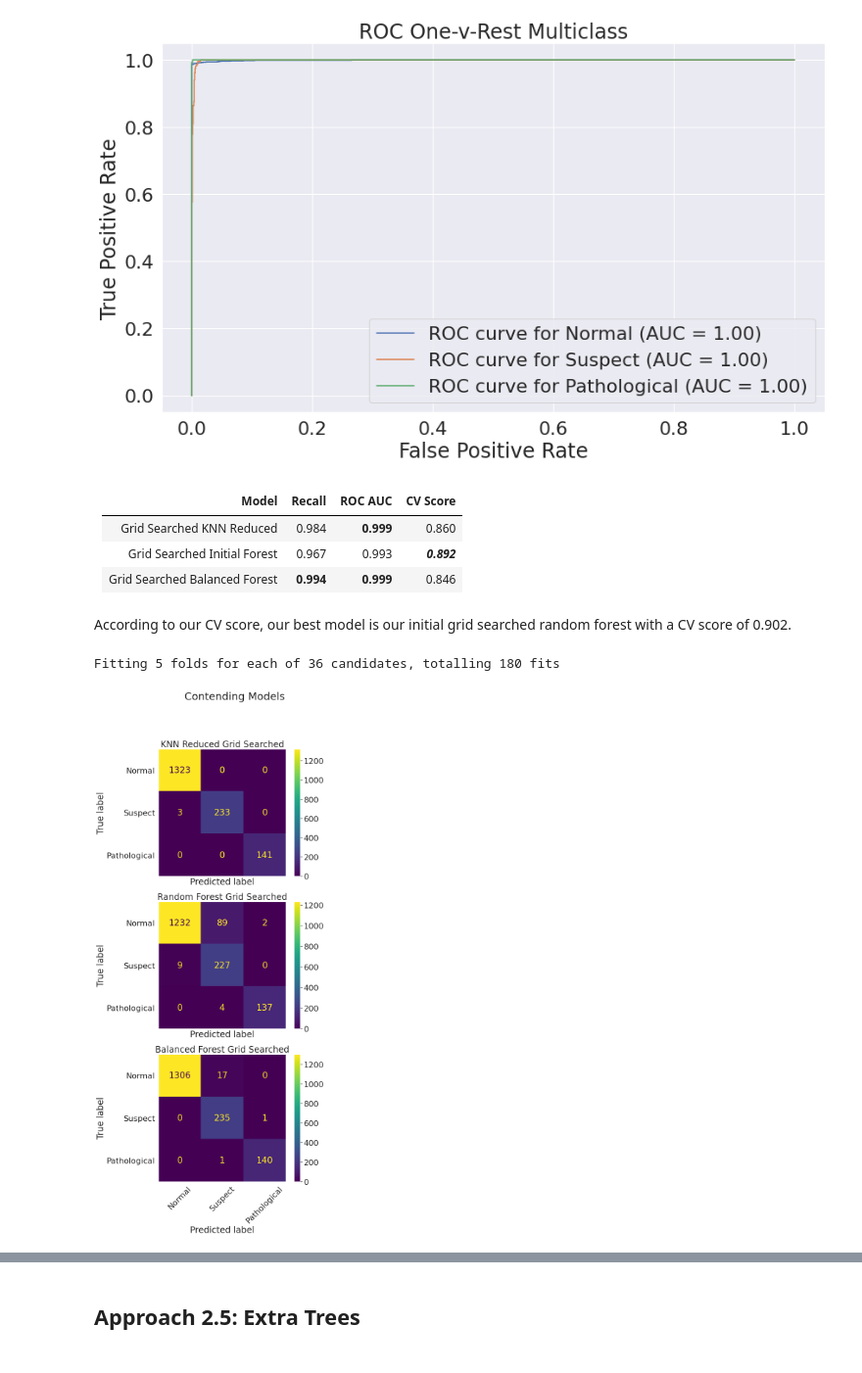
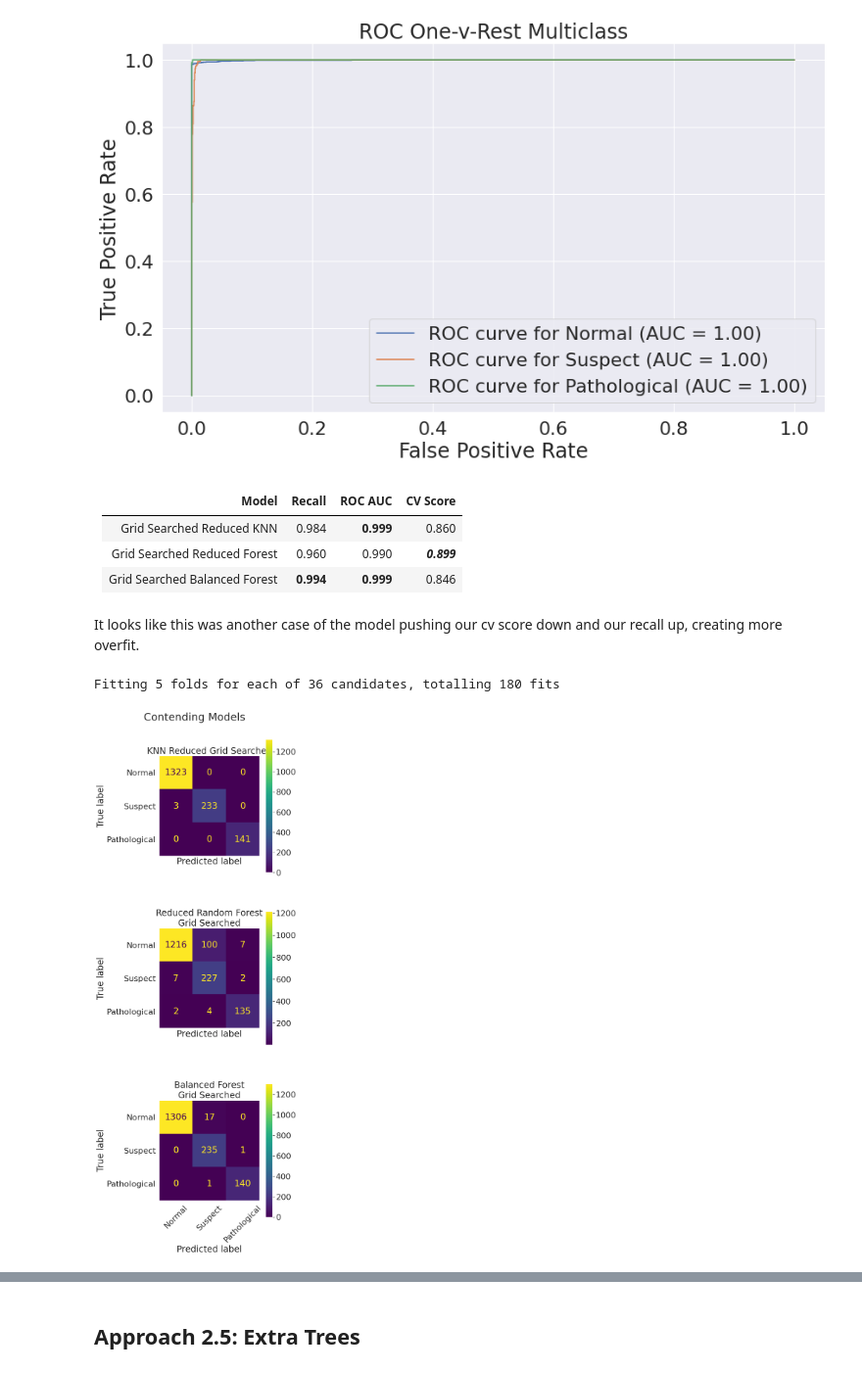
Before and after one commit to ParkedHampster/Fetal-Health-Classification-Prediction, a Jupyter notebook: fetal-health-research.ipynb, the cells around one changed output, grey strips where cells are left out. Shown at 98% size. Cells and saved outputs as stored; diff of their text form; code cells hidden in the pictures.

```diff
--- a/fetal-health-research.ipynb
+++ b/fetal-health-research.ipynb
@@ -1075,54 +1159,57 @@ Cross Val Score:    0.8459650019215316
 # %%
 display(model_scoring_table([
     scores_best_knn_reduced,
-    scores_best_tree_initial,
+    scores_best_tree_reduced,
     scores_balanced_tree
 ],[
-    'Grid Searched KNN Reduced',
-    'Grid Searched Initial Forest',
+    'Grid Searched Reduced KNN',
+    'Grid Searched Reduced Forest',
     'Grid Searched Balanced Forest'
 ])['md'])
 # %% [output]
 
 | Model | Recall | ROC AUC | CV Score |
 |---:|:---:|:---:|:---:|
-| Grid Searched KNN Reduced |  0.984  | **0.999** |  0.860  |
-| Grid Searched Initial Forest |  0.967  |  0.993  | ***0.892*** |
+| Grid Searched Reduced KNN |  0.984  | **0.999** |  0.860  |
+| Grid Searched Reduced Forest |  0.960  |  0.990  | ***0.899*** |
 | Grid Searched Balanced Forest | **0.994** | **0.999** |  0.846  |
-# %% [markdown]
-According to our CV score, our best model is our
-initial grid searched random forest with a CV score of
-0.902.
+# %% [markdown]
+It looks like this was another case of the model
+pushing our cv score down and our recall up, creating
+more overfit.
 # %%
 fig, ax = plt.subplots(3,1,figsize=(8,22),sharex=True)
 ConfusionMatrixDisplay.from_estimator(
-    knn_reduced_gs.fit(X_train_top_features,y_train),X_train_top_features,y_train,
+    knn_reduced_gs.fit(X_train_top_features,y_train),
+    X_train_top_features,y_train,
     ax=ax[0])
 ConfusionMatrixDisplay.from_estimator(
-    tree_gs,X_train,y_train,
+    reduced_tree_gs,
+    X_train_top_features,y_train,
     ax=ax[1])
 ConfusionMatrixDisplay.from_estimator(
     tree_weights_gs,X_train,y_train,
     ax=ax[2])
 for ax_ in ax:
     ax_.grid(False)
     ax_.set(
         xticklabels=health_labels,
         yticklabels=health_labels
     )
 plt.xticks(rotation=45)
 
 ax[0].set(
     title="KNN Reduced Grid Searched"
 )
 ax[1].set(
-    title="Random Forest Grid Searched"
+    title="Reduced Random Forest\nGrid Searched"
 )
 ax[2].set(
-    title="Balanced Forest Grid Searched"
+    title="Balanced Forest\nGrid Searched"
 )
 plt.suptitle("Contending Models")
+plt.tight_layout()
 '';
 # %% [output]
 Fitting 5 folds for each of 36 candidates, totalling 180 fits
-[figure, old version]
+[figure, new version]
```
Also changed, not shown: parts of 86 cells of this notebook.
